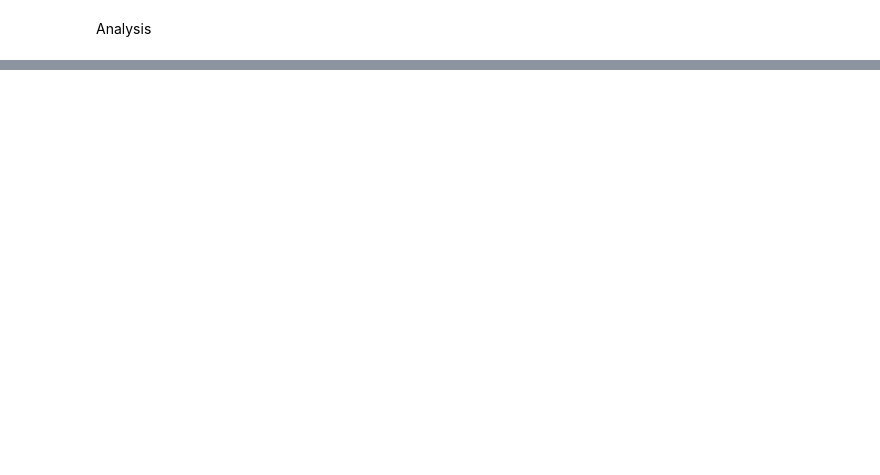
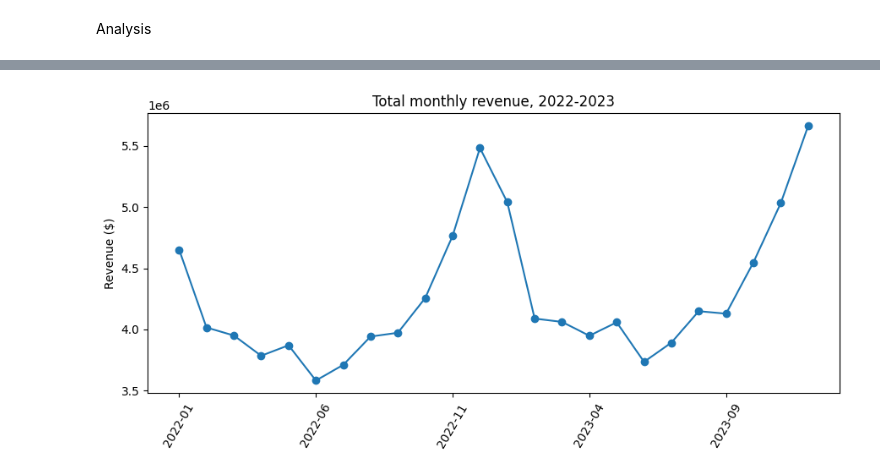
Before and after one commit to nking-at-eada/chocolate-sales-prediction, a Jupyter notebook: notebooks/experiments.ipynb, the cells around one changed output, grey strips where cells are left out. Drawn from its saved outputs; the diff is of its cells as text; code cells hidden in the pictures; blank space fills up the shorter version.

```diff
--- a/notebooks/experiments.ipynb
+++ b/notebooks/experiments.ipynb
@@ -46,0 +106,10 @@ plt.show()
+# %%
+monthly = clean_df.groupby(["Year", "Month"])["Amount"].sum()
+monthly.index = [f"{y}-{m:02d}" for y, m in monthly.index]
+monthly.plot(kind="line", marker="o", title="Total monthly revenue, 2022-2023")
+plt.ylabel("Revenue ($)")
+plt.xticks(rotation=60)
+plt.tight_layout()
+plt.show()
+# %% [output]
+[figure, added]
```
Also changed, not shown: parts of 19 cells of this notebook, 4 other files.
